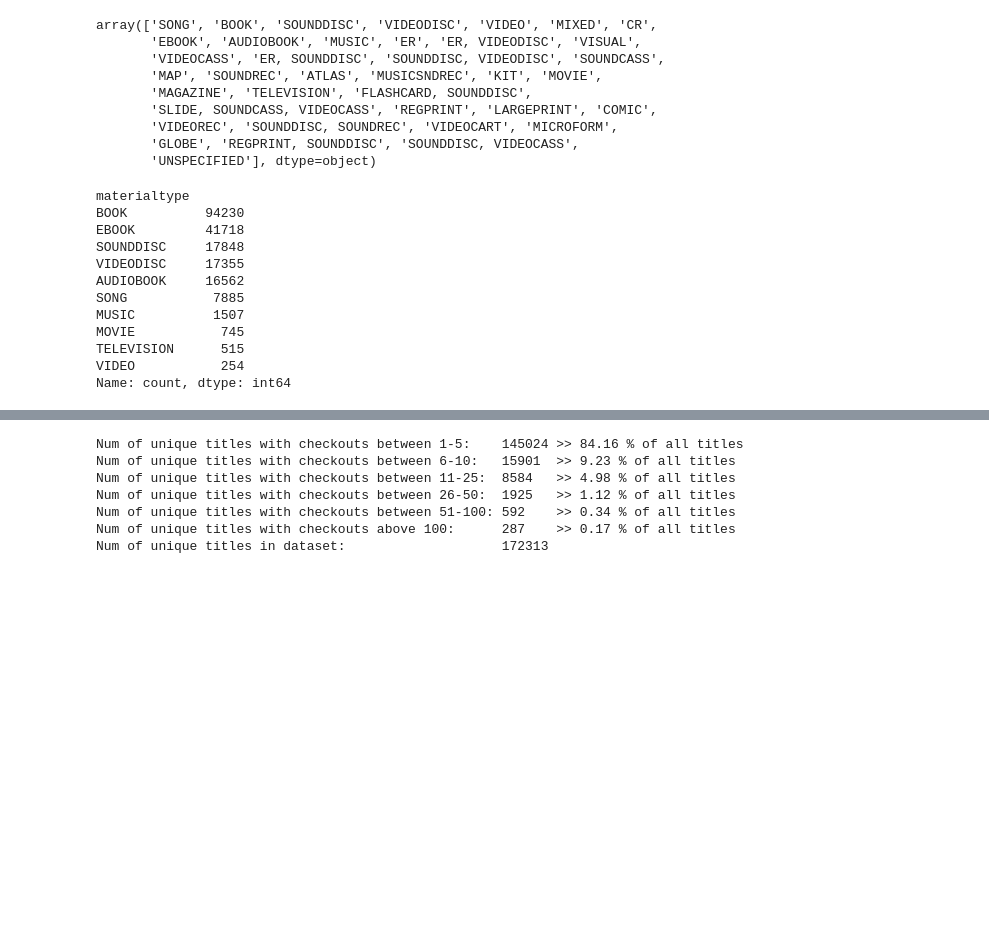
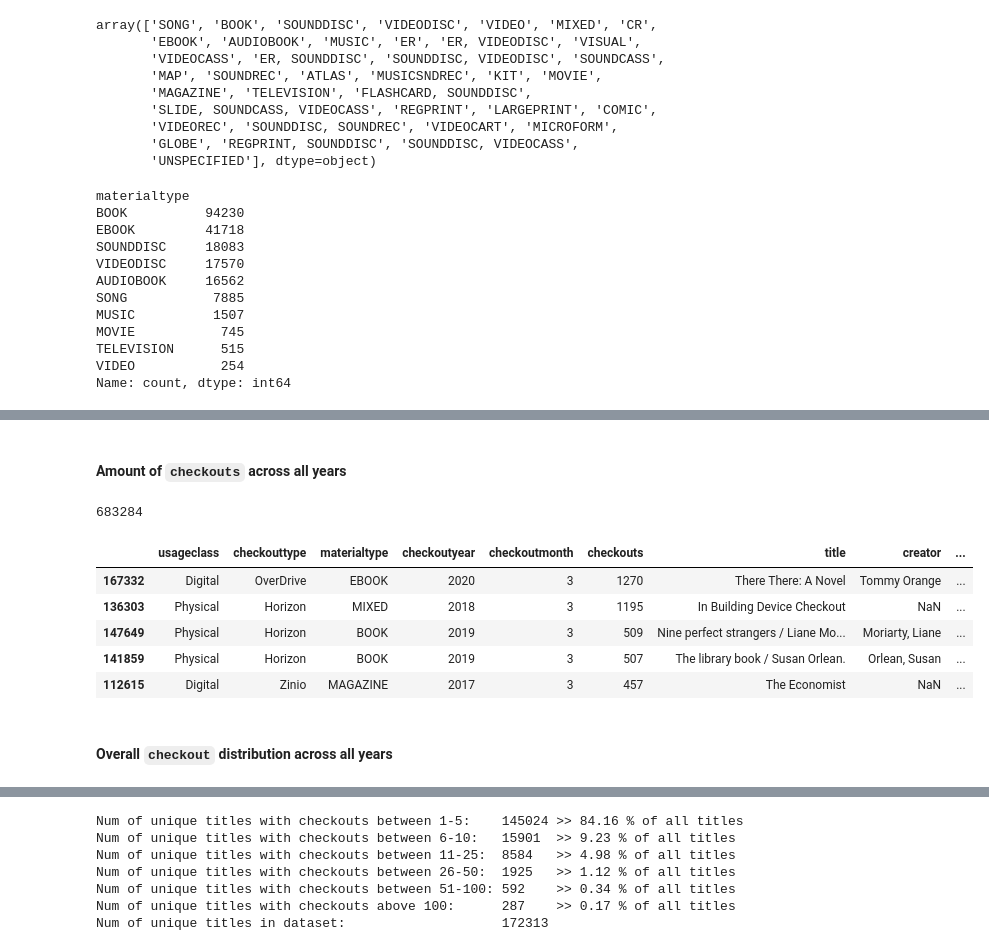
Before and after one commit to th-schmidt/2023-2024_Data_Librarian_Thomas_Schmidt, a Jupyter notebook: Analyse_Seattle_Library_Aufgabe.ipynb, the cells around one changed output, grey strips where cells are left out. Saved outputs shown, nothing was run; the diff lists cells and outputs as text; code cells hidden in the pictures; blank space fills up the shorter version.

```diff
--- a/Analyse_Seattle_Library_Aufgabe.ipynb
+++ b/Analyse_Seattle_Library_Aufgabe.ipynb
@@ -215,14 +231,15 @@ array(['SONG', 'BOOK', 'SOUNDDISC', 'VIDEODISC', 'VIDEO', 'MIXED', 'CR',
        'GLOBE', 'REGPRINT, SOUNDDISC', 'SOUNDDISC, VIDEOCASS',
        'UNSPECIFIED'], dtype=object)
 # %%
-# Get top 10 materialtypes
-checkout_df['materialtype'].value_counts()[:10]
+# Get top 10 materialtypes, but split concatenated values first (e.g. "ER, SOUNDDISC")
+material_types = checkout_df['materialtype'].str.split(', ').explode().value_counts()[:10]
+material_types
 # %% [output]
 materialtype
 BOOK          94230
 EBOOK         41718
-SOUNDDISC     17848
-VIDEODISC     17355
+SOUNDDISC     18083
+VIDEODISC     17570
 AUDIOBOOK     16562
 SONG           7885
 MUSIC          1507
@@ -239,2 +256,20 @@ checkout_df['materialtype'].value_counts()[:10].plot.bar(color='olive',
 # %% [output]
 [drawing not drawn]
+# %% [markdown]
+#### Amount of `checkouts` across all years
+# %%
+checkout_df['checkouts'].sum()
+# %% [output]
+683284
+# %%
+# Sort DF by checkouts
+checkout_df.sort_values(by='checkouts', ascending=False).head()
+# %% [output]
+|  | usageclass | checkouttype | materialtype | checkoutyear | checkoutmonth | checkouts | title | creator | ... |
+| 167332 | Digital | OverDrive | EBOOK | 2020 | 3 | 1270 | There There: A Novel | Tommy Orange | ... |
+| 136303 | Physical | Horizon | MIXED | 2018 | 3 | 1195 | In Building Device Checkout | NaN | ... |
+| 147649 | Physical | Horizon | BOOK | 2019 | 3 | 509 | Nine perfect strangers / Liane Mo... | Moriarty, Liane | ... |
+| 141859 | Physical | Horizon | BOOK | 2019 | 3 | 507 | The library book / Susan Orlean. | Orlean, Susan | ... |
+| 112615 | Digital | Zinio | MAGAZINE | 2017 | 3 | 457 | The Economist | NaN | ... |
+# %% [markdown]
+#### Overall `checkout` distribution across all years
```
Also changed, not shown: parts of 46 cells of this notebook.
